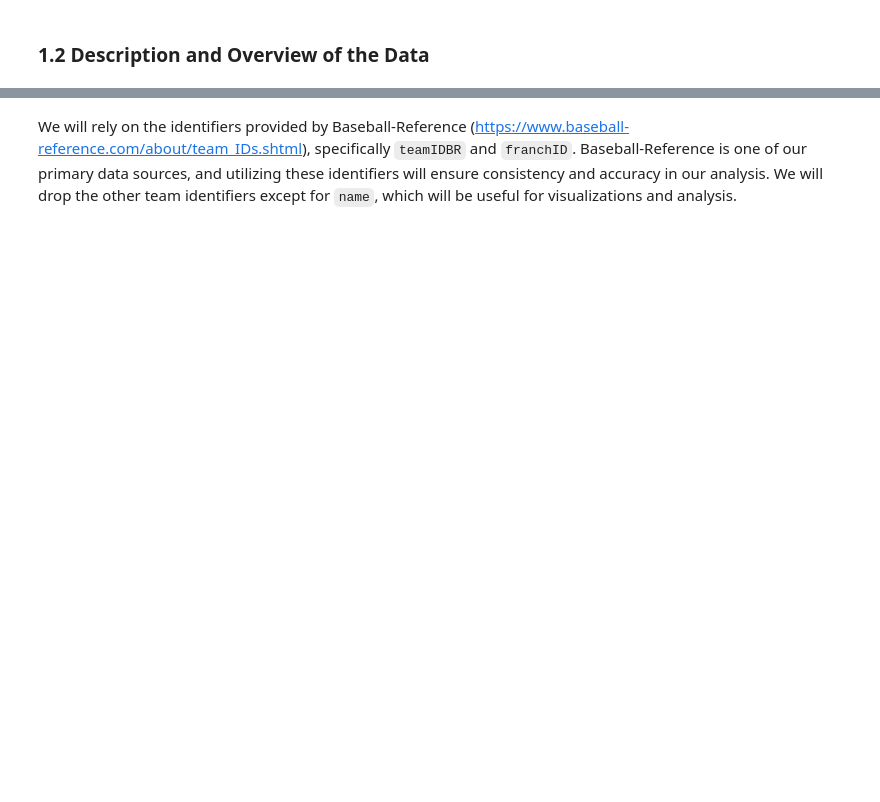
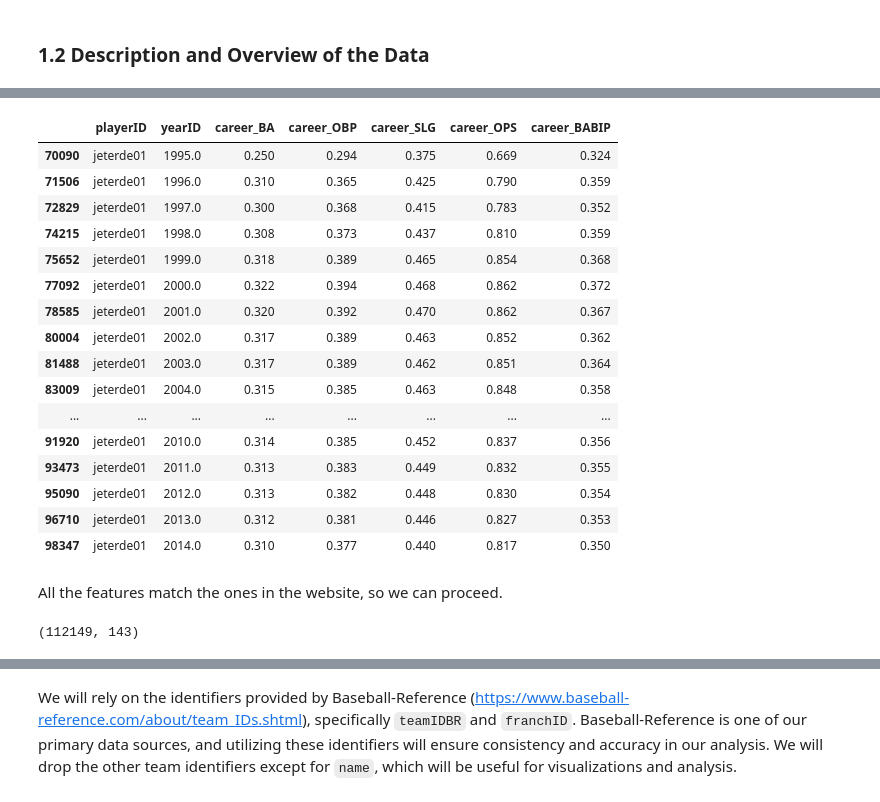
Before and after one commit to MemoGJ/Hector_G_Capstone, a Jupyter notebook: Week_2_Data_Preprocessing.ipynb, the cells around one changed output, grey strips where cells are left out. Cells and saved outputs as stored; diff of their text form; code cells hidden in the pictures; blank space fills up the shorter version.

```diff
--- a/Week_2_Data_Preprocessing.ipynb
+++ b/Week_2_Data_Preprocessing.ipynb
@@ -484,0 +377,27 @@ dtype: int64
+# %%
+# Derek Jeter's career average stats
+df[df['name_common'] == 'Derek Jeter'][['playerID', 'yearID', 'career_BA', 'career_OBP', 'career_SLG', 'career_OPS', 'career_BABIP']]
+# %% [output]
+|  | playerID | yearID | career_BA | career_OBP | career_SLG | career_OPS | career_BABIP |
+| 70090 | jeterde01 | 1995.0 | 0.250 | 0.294 | 0.375 | 0.669 | 0.324 |
+| 71506 | jeterde01 | 1996.0 | 0.310 | 0.365 | 0.425 | 0.790 | 0.359 |
+| 72829 | jeterde01 | 1997.0 | 0.300 | 0.368 | 0.415 | 0.783 | 0.352 |
+| 74215 | jeterde01 | 1998.0 | 0.308 | 0.373 | 0.437 | 0.810 | 0.359 |
+| 75652 | jeterde01 | 1999.0 | 0.318 | 0.389 | 0.465 | 0.854 | 0.368 |
+| 77092 | jeterde01 | 2000.0 | 0.322 | 0.394 | 0.468 | 0.862 | 0.372 |
+| 78585 | jeterde01 | 2001.0 | 0.320 | 0.392 | 0.470 | 0.862 | 0.367 |
+| 80004 | jeterde01 | 2002.0 | 0.317 | 0.389 | 0.463 | 0.852 | 0.362 |
+| 81488 | jeterde01 | 2003.0 | 0.317 | 0.389 | 0.462 | 0.851 | 0.364 |
+| 83009 | jeterde01 | 2004.0 | 0.315 | 0.385 | 0.463 | 0.848 | 0.358 |
+| ... | ... | ... | ... | ... | ... | ... | ... |
+| 91920 | jeterde01 | 2010.0 | 0.314 | 0.385 | 0.452 | 0.837 | 0.356 |
+| 93473 | jeterde01 | 2011.0 | 0.313 | 0.383 | 0.449 | 0.832 | 0.355 |
+| 95090 | jeterde01 | 2012.0 | 0.313 | 0.382 | 0.448 | 0.830 | 0.354 |
+| 96710 | jeterde01 | 2013.0 | 0.312 | 0.381 | 0.446 | 0.827 | 0.353 |
+| 98347 | jeterde01 | 2014.0 | 0.310 | 0.377 | 0.440 | 0.817 | 0.350 |
+# %% [markdown]
+All the features match the ones in the website, so we can proceed.
+# %%
+df.shape
+# %% [output]
+(112149, 143)
```
Also changed, not shown: parts of 181 cells of this notebook, 21 other files.
